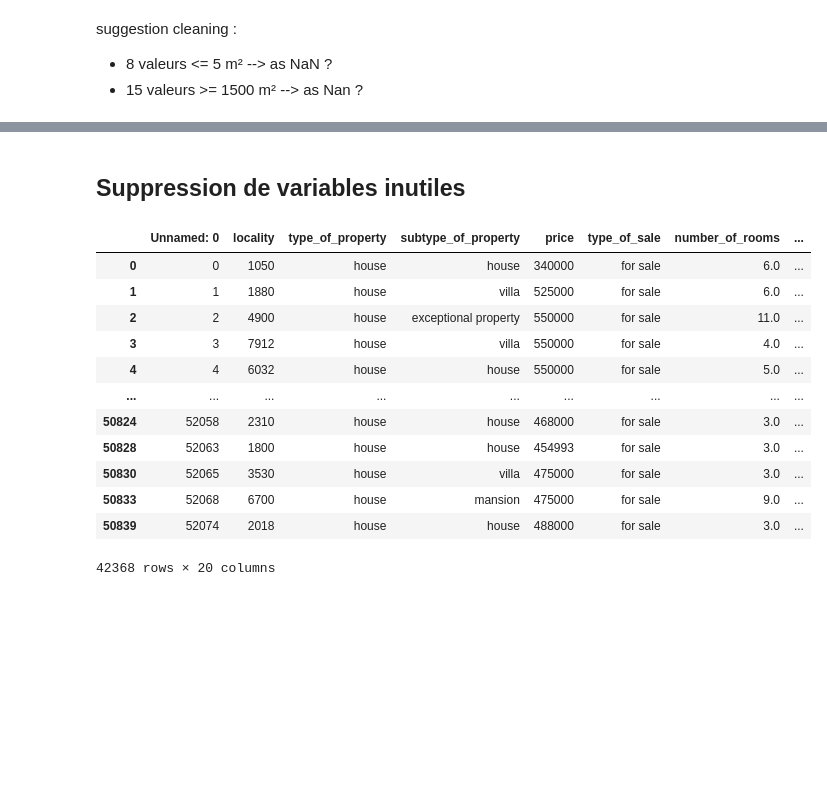
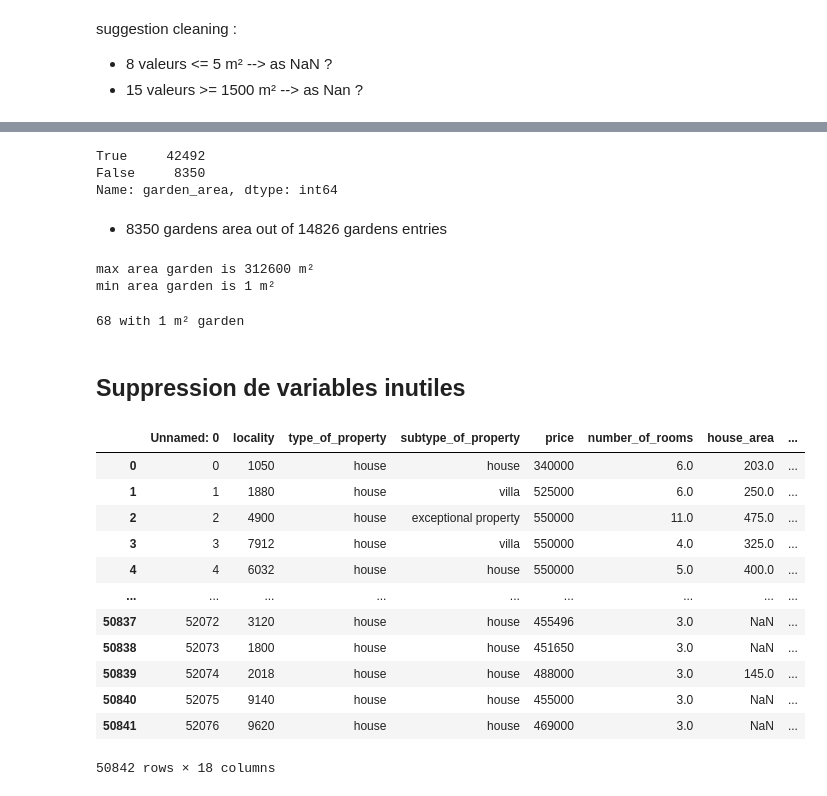
Before and after one commit to MDropsy/Challenge--Data-Analysis, a Jupyter notebook: A._Data_exploration_and_cleaning.ipynb, the cells around one changed output, grey strips where cells are left out. Drawn from its saved outputs; the diff is of its cells as text; code cells hidden in the pictures; blank space fills up the shorter version.

Commit message:
Update columnson A

```diff
--- a/A._Data_exploration_and_cleaning.ipynb
+++ b/A._Data_exploration_and_cleaning.ipynb
@@ -202,4 +203,6 @@ Name: number_of_facades, dtype: int64
 immo_data.number_of_facades.isnull().sum()
 # %% [output]
 10650
+# %%
+immo_data['number_of_rooms'] = immo_data['number_of_rooms'].astype('int')
 # %%
@@ -308,22 +387,42 @@ suggestion cleaning :
+# %%
+immo_data.garden_area.isna().value_counts()
+# %% [output]
+True     42492
+False     8350
+Name: garden_area, dtype: int64
+# %% [markdown]
+- 8350 gardens area out of 14826 gardens entries
+# %%
+print('max area garden is', int(immo_data.garden_area.max()),'m²')
+print('min area garden is', int(immo_data.garden_area.min()),'m²')
+# %% [output]
+max area garden is 312600 m²
+min area garden is 1 m²
+# %%
+garden_area_1 = immo_data.query('garden_area == 1')
+print(len(garden_area_1),'with 1 m² garden area')
+# %% [output]
+68 with 1 m² garden
 # %% [markdown]
 ## Suppression de variables inutiles
 # %%
-immo_data.drop(labels='type_of_sale', axis=1)
-immo_data.drop(labels='furnished', axis=1)
-immo_data.drop(labels='surface_of_the_plot_of_land', axis=1)
+immo_data.drop(labels='type_of_sale', axis=1, inplace=True)
+immo_data.drop(labels='furnished', axis=1, inplace=True)
+immo_data.drop(labels='surface_of_the_plot_of_land', axis=1, inplace=True)
+immo_data
 # %% [output]
-|  | Unnamed: 0 | locality | type_of_property | subtype_of_property | price | type_of_sale | number_of_rooms | ... |
-| 0 | 0 | 1050 | house | house | 340000 | for sale | 6.0 | ... |
-| 1 | 1 | 1880 | house | villa | 525000 | for sale | 6.0 | ... |
-| 2 | 2 | 4900 | house | exceptional property | 550000 | for sale | 11.0 | ... |
-| 3 | 3 | 7912 | house | villa | 550000 | for sale | 4.0 | ... |
-| 4 | 4 | 6032 | house | house | 550000 | for sale | 5.0 | ... |
+|  | Unnamed: 0 | locality | type_of_property | subtype_of_property | price | number_of_rooms | house_area | ... |
+| 0 | 0 | 1050 | house | house | 340000 | 6.0 | 203.0 | ... |
+| 1 | 1 | 1880 | house | villa | 525000 | 6.0 | 250.0 | ... |
+| 2 | 2 | 4900 | house | exceptional property | 550000 | 11.0 | 475.0 | ... |
+| 3 | 3 | 7912 | house | villa | 550000 | 4.0 | 325.0 | ... |
+| 4 | 4 | 6032 | house | house | 550000 | 5.0 | 400.0 | ... |
 | ... | ... | ... | ... | ... | ... | ... | ... | ... |
-| 50824 | 52058 | 2310 | house | house | 468000 | for sale | 3.0 | ... |
-| 50828 | 52063 | 1800 | house | house | 454993 | for sale | 3.0 | ... |
-| 50830 | 52065 | 3530 | house | villa | 475000 | for sale | 3.0 | ... |
-| 50833 | 52068 | 6700 | house | mansion | 475000 | for sale | 9.0 | ... |
-| 50839 | 52074 | 2018 | house | house | 488000 | for sale | 3.0 | ... |
+| 50837 | 52072 | 3120 | house | house | 455496 | 3.0 | NaN | ... |
+| 50838 | 52073 | 1800 | house | house | 451650 | 3.0 | NaN | ... |
+| 50839 | 52074 | 2018 | house | house | 488000 | 3.0 | 145.0 | ... |
+| 50840 | 52075 | 9140 | house | house | 455000 | 3.0 | NaN | ... |
+| 50841 | 52076 | 9620 | house | house | 469000 | 3.0 | NaN | ... |
-42368 rows × 20 columns
+50842 rows × 18 columns
 # %%
 immo_data.to_csv('filtered_dataset_house_appartment.csv', index=False)
```
Also changed, not shown: parts of 20 cells of this notebook.
